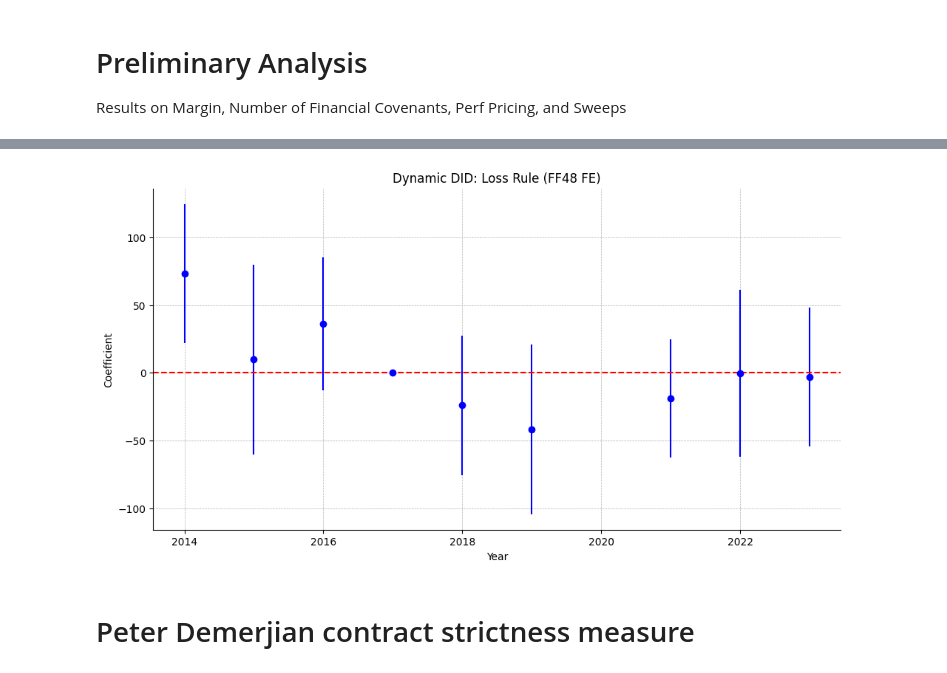
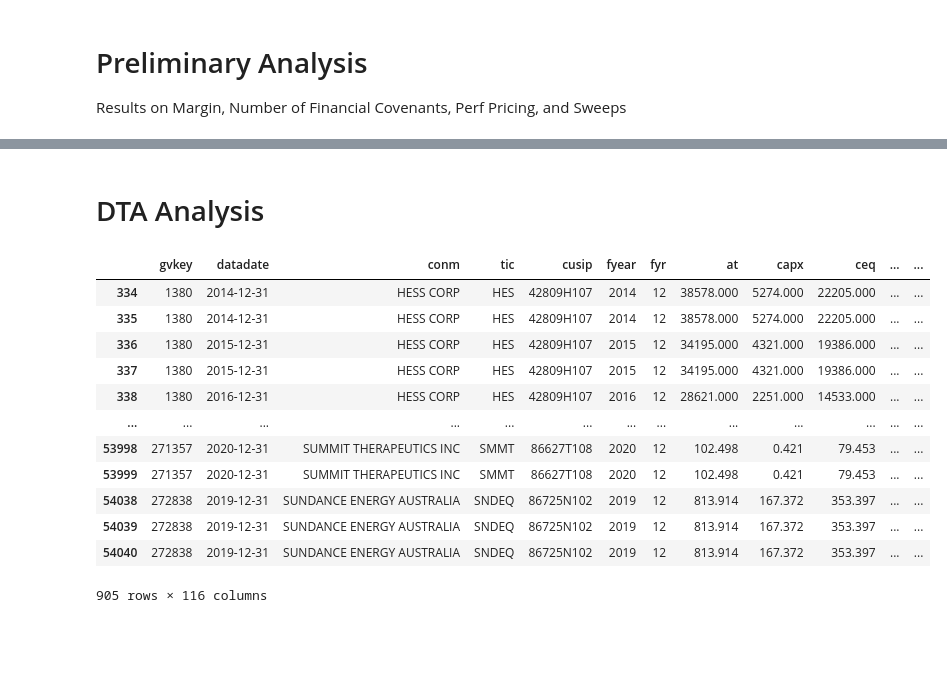
Before and after one commit to zirui-song/interest-deductibility-and-debt-contracting, a Jupyter notebook: Dealscan_Analysis.ipynb, the cells around one changed output, grey strips where cells are left out. Saved outputs shown, nothing was run; the diff lists cells and outputs as text; code cells hidden in the pictures; blank space fills up the shorter version.

```diff
--- a/Dealscan_Analysis.ipynb
+++ b/Dealscan_Analysis.ipynb
@@ -1968,34 +1712,0 @@ plt.savefig(f'{overleaf_dir}/Figures/margin_did_dynamic_loss_ff48.png')
-# %%
-result = pd.read_csv(f'{overleaf_dir}/Tables/margin_did_dynamic_loss_ff48_no2020.csv')
-result.columns = result.columns.str.replace('="', '').str.replace('"', '')
-result = result.apply(lambda x: x.str.replace('="', '').replace('"', '') if x.dtype == "object" else x)
-
-# Rename columns as Year, Coefficient, and Standard Error
-result.columns = ['Year', 'Coefficient', 'Standard Error']
-
-# keep only the rows with treated_year
-result = result[result['Year'].str.startswith('treated_loss_year')]
-
-# destring the Year column
-#result['Year'] = result['Year'].str.replace('treated_year_', '').str.replace('"', '').astype(int)
-result['Year'] = result['Year'].str.replace(r'^.*year_', '', regex=True).str.replace('"', '').astype(int)
-
-# Clean and convert coefficient and standard error columns
-result['Coefficient'] = result['Coefficient'].str.replace('"', '').astype(float)
-result['Standard Error'] = result['Standard Error'].str.replace('"', '').astype(float)
-
-# Plot the dynamic treatment effect (Coefficient across years with 1.96 standard error bands)
-plt.figure(figsize=(12, 6))
-plt.errorbar(result['Year'], result['Coefficient'], yerr=1.645*result['Standard Error'], fmt='o', color='blue')
-plt.axhline(y=0, color='red', linestyle='--')
-plt.scatter(2017, 0, color='blue', zorder=5)  # Add a dot in year 2017 at 0
-plt.title('Dynamic DID: Loss Rule (FF48 FE)')
-plt.xlabel('Year')
-plt.ylabel('Coefficient')
-plt.grid(True, linestyle='--', linewidth=0.5)
-sns.despine()
-plt.savefig(f'{overleaf_dir}/Figures/margin_did_dynamic_loss_ff48_no2020.png')
-# %% [output]
-[figure, removed]
-# %% [markdown]
-# Peter Demerjian contract strictness measure
@@ -2011,0 +1713,32 @@ tranche_level_ds_with_pivol.to_stata('../3. Data/Processed/tranche_level_ds_with
+# %% [markdown]
+# DTA Analysis
+# %%
+# generate list of gvkey from tranche_level_ds_compa
+gvkey_list = tranche_level_ds_compa['gvkey'].unique()
+
+# rename txdba, txdbca, txndb to DTA, DTA_current, NDTA
+comp_crspa_merged = comp_crspa_merged.rename(columns={'txdba': 'DTA', 'txdbca': 'DTA_current', 'txndb': 'NDTA'})
+
+# inner merge with gvkey_list
+dta_analysis = comp_crspa_merged[comp_crspa_merged['gvkey'].isin(gvkey_list)]
+
+# keep year >= 2014 and <= 2023
+dta_analysis = dta_analysis[dta_analysis['fyear'] <= 2023]
+dta_analysis = dta_analysis[dta_analysis['fyear'] >= 2014]
+
+# check if there are duplicated gvkey and fyear
+dta_analysis[dta_analysis.duplicated(subset=['gvkey', 'fyear'], keep=False)]
+# %% [output]
+|  | gvkey | datadate | conm | tic | cusip | fyear | fyr | at | capx | ceq | ... | ... |
+| 334 | 1380 | 2014-12-31 | HESS CORP | HES | 42809H107 | 2014 | 12 | 38578.000 | 5274.000 | 22205.000 | ... | ... |
+| 335 | 1380 | 2014-12-31 | HESS CORP | HES | 42809H107 | 2014 | 12 | 38578.000 | 5274.000 | 22205.000 | ... | ... |
+| 336 | 1380 | 2015-12-31 | HESS CORP | HES | 42809H107 | 2015 | 12 | 34195.000 | 4321.000 | 19386.000 | ... | ... |
+| 337 | 1380 | 2015-12-31 | HESS CORP | HES | 42809H107 | 2015 | 12 | 34195.000 | 4321.000 | 19386.000 | ... | ... |
+| 338 | 1380 | 2016-12-31 | HESS CORP | HES | 42809H107 | 2016 | 12 | 28621.000 | 2251.000 | 14533.000 | ... | ... |
+| ... | ... | ... | ... | ... | ... | ... | ... | ... | ... | ... | ... | ... |
+| 53998 | 271357 | 2020-12-31 | SUMMIT THERAPEUTICS INC | SMMT | 86627T108 | 2020 | 12 | 102.498 | 0.421 | 79.453 | ... | ... |
+| 53999 | 271357 | 2020-12-31 | SUMMIT THERAPEUTICS INC | SMMT | 86627T108 | 2020 | 12 | 102.498 | 0.421 | 79.453 | ... | ... |
+| 54038 | 272838 | 2019-12-31 | SUNDANCE ENERGY AUSTRALIA | SNDEQ | 86725N102 | 2019 | 12 | 813.914 | 167.372 | 353.397 | ... | ... |
+| 54039 | 272838 | 2019-12-31 | SUNDANCE ENERGY AUSTRALIA | SNDEQ | 86725N102 | 2019 | 12 | 813.914 | 167.372 | 353.397 | ... | ... |
+| 54040 | 272838 | 2019-12-31 | SUNDANCE ENERGY AUSTRALIA | SNDEQ | 86725N102 | 2019 | 12 | 813.914 | 167.372 | 353.397 | ... | ... |
+905 rows × 116 columns
```
Also changed, not shown: parts of 46 cells of this notebook, 4 other files.
